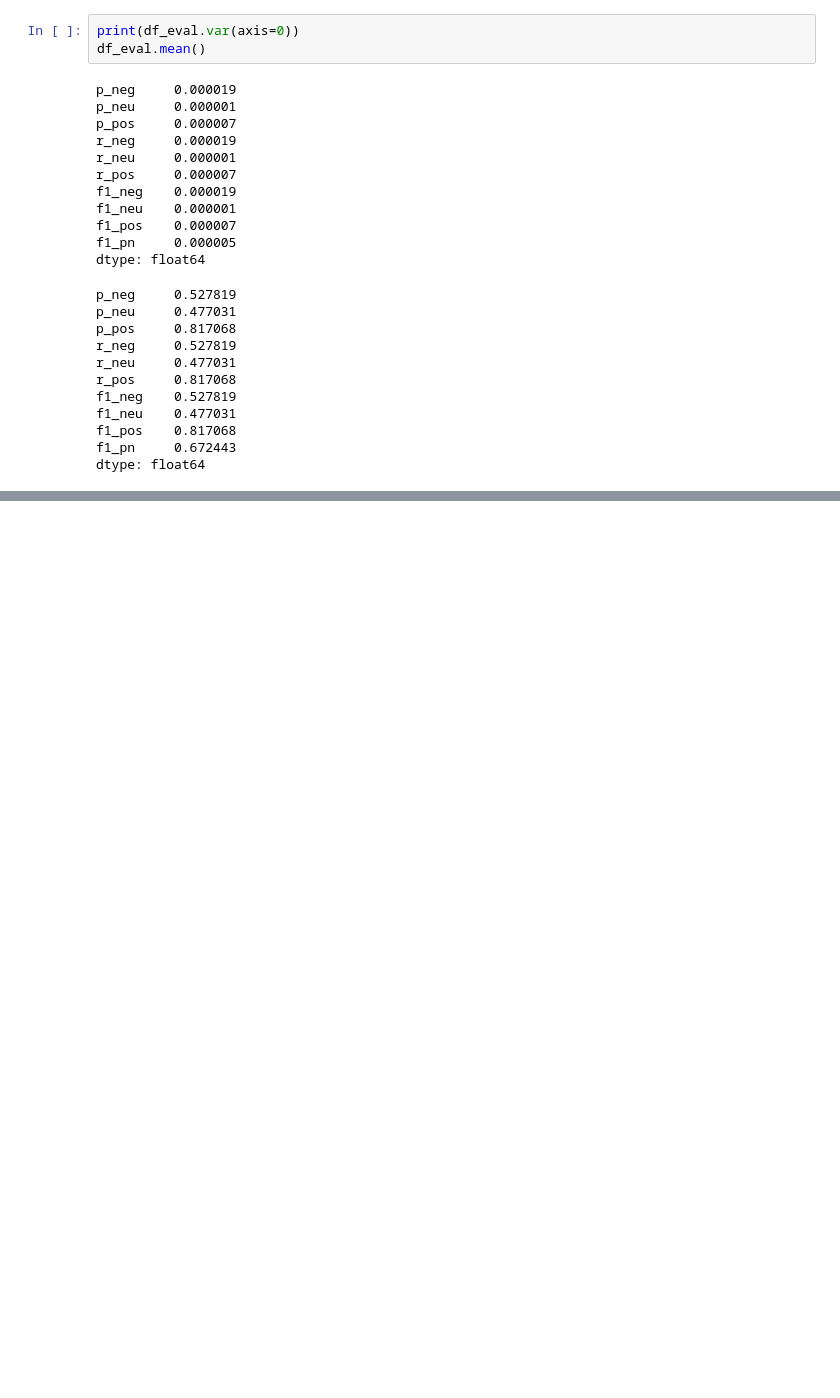
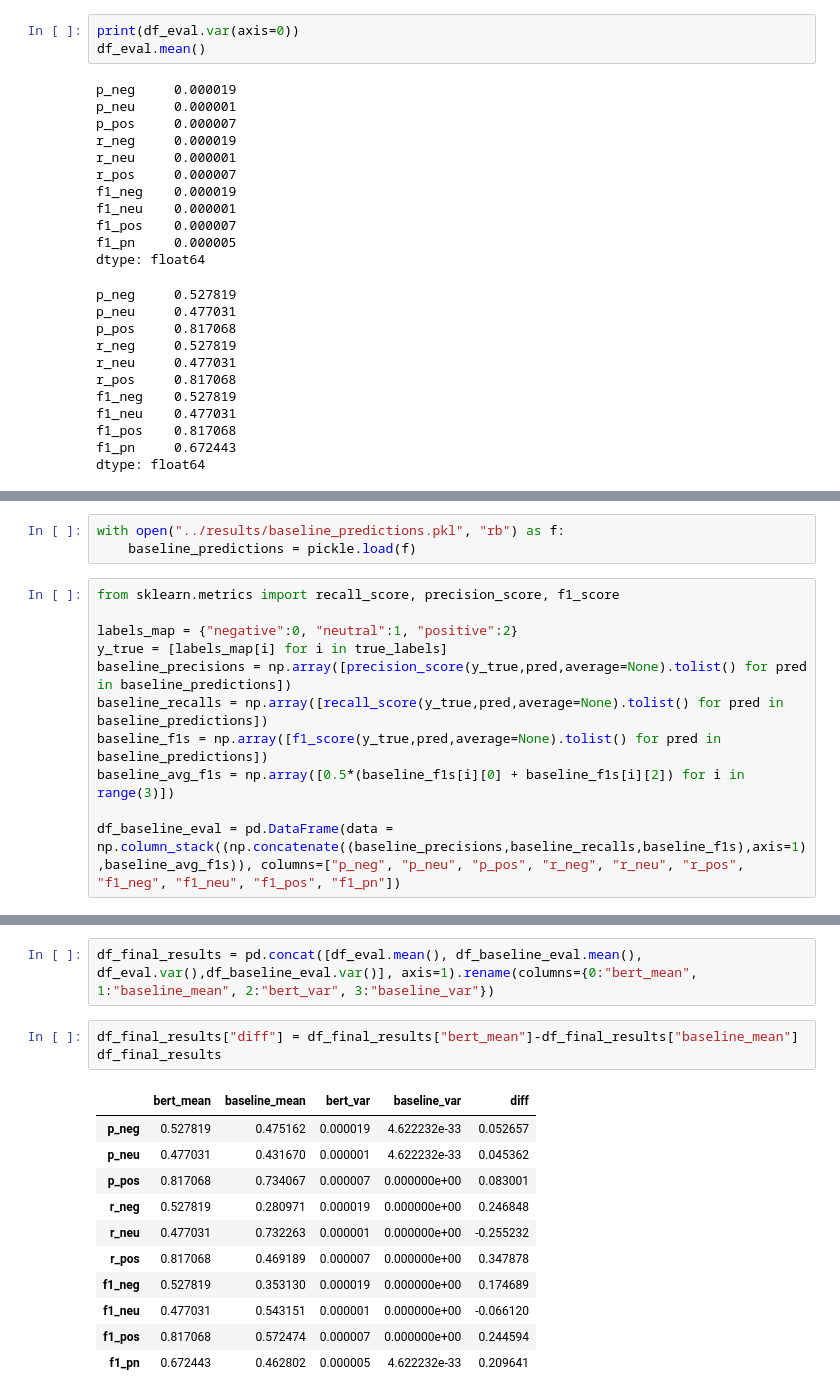
Before and after one commit to BattleBunny/tm-project, a Jupyter notebook: data_processing/results_processing.ipynb, the cells around one changed output, grey strips where cells are left out. Drawn from its saved outputs; the diff is of its cells as text; blank space fills up the shorter version.

Commit message:
final results table in results_processing

```diff
--- a/data_processing/results_processing.ipynb
+++ b/data_processing/results_processing.ipynb
@@ -178,0 +179,14 @@ dtype: float64
+# %%
+with open("../results/baseline_predictions.pkl", "rb") as f:
+    baseline_predictions = pickle.load(f)
+# %%
+from sklearn.metrics import recall_score, precision_score, f1_score
+
+labels_map = {"negative":0, "neutral":1, "positive":2}
+y_true = [labels_map[i] for i in true_labels]
+baseline_precisions = np.array([precision_score(y_true,pred,average=None).tolist() for pred in baseline_predictions])
+baseline_recalls = np.array([recall_score(y_true,pred,average=None).tolist() for pred in baseline_predictions])
+baseline_f1s = np.array([f1_score(y_true,pred,average=None).tolist() for pred in baseline_predictions])
+baseline_avg_f1s = np.array([0.5*(baseline_f1s[i][0] + baseline_f1s[i][2]) for i in range(3)])
+
+df_baseline_eval = pd.DataFrame(data = np.column_stack((np.concatenate((baseline_precisions,baseline_recalls,baseline_f1s),axis=1),baseline_avg_f1s)), columns=["p_neg", "p_neu", "p_pos", "r_neg", "r_neu", "r_pos", "f1_neg", "f1_neu", "f1_pos", "f1_pn"])
@@ -178,0 +200,17 @@ dtype: float64
+# %%
+df_final_results = pd.concat([df_eval.mean(), df_baseline_eval.mean(), df_eval.var(),df_baseline_eval.var()], axis=1).rename(columns={0:"bert_mean", 1:"baseline_mean", 2:"bert_var", 3:"baseline_var"})
+# %%
+df_final_results["diff"] = df_final_results["bert_mean"]-df_final_results["baseline_mean"]
+df_final_results
+# %% [output]
+|  | bert_mean | baseline_mean | bert_var | baseline_var | diff |
+| p_neg | 0.527819 | 0.475162 | 0.000019 | 4.622232e-33 | 0.052657 |
+| p_neu | 0.477031 | 0.431670 | 0.000001 | 4.622232e-33 | 0.045362 |
+| p_pos | 0.817068 | 0.734067 | 0.000007 | 0.000000e+00 | 0.083001 |
+| r_neg | 0.527819 | 0.280971 | 0.000019 | 0.000000e+00 | 0.246848 |
+| r_neu | 0.477031 | 0.732263 | 0.000001 | 0.000000e+00 | -0.255232 |
+| r_pos | 0.817068 | 0.469189 | 0.000007 | 0.000000e+00 | 0.347878 |
+| f1_neg | 0.527819 | 0.353130 | 0.000019 | 0.000000e+00 | 0.174689 |
+| f1_neu | 0.477031 | 0.543151 | 0.000001 | 0.000000e+00 | -0.066120 |
+| f1_pos | 0.817068 | 0.572474 | 0.000007 | 0.000000e+00 | 0.244594 |
+| f1_pn | 0.672443 | 0.462802 | 0.000005 | 4.622232e-33 | 0.209641 |
```
Also changed, not shown: parts of 2 cells of this notebook, 1 other file.
